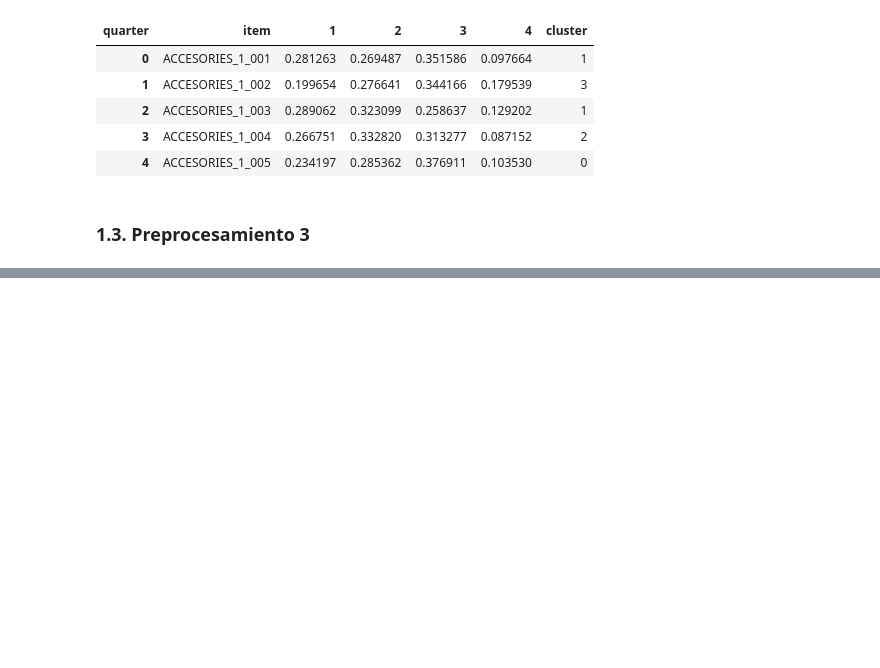
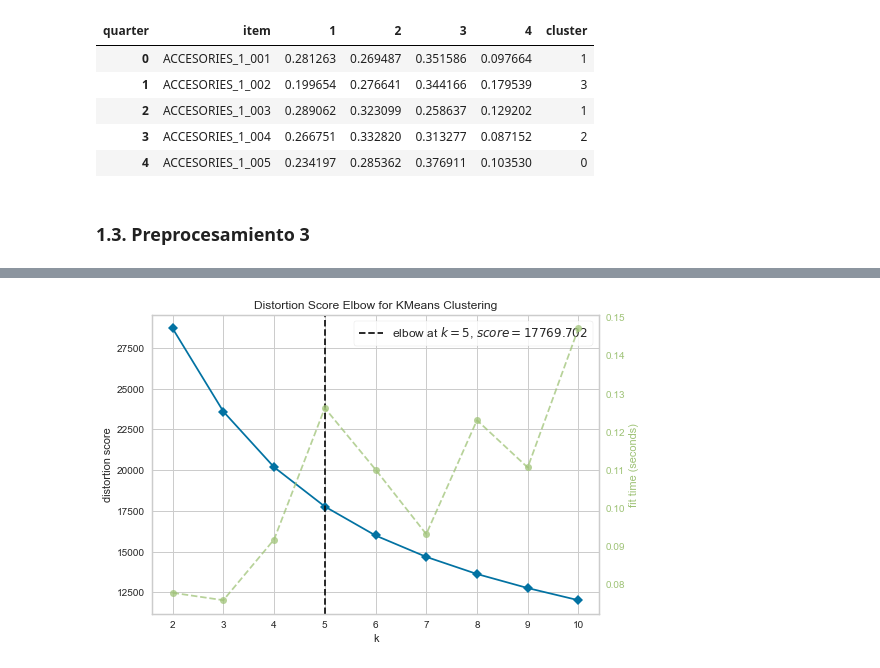
Before and after one commit to alitermat/capstone_retail_TFM, a Jupyter notebook: notebooks/Clustering_producto.ipynb, the cells around one changed output, grey strips where cells are left out. Cells and saved outputs as stored; diff of their text form; code cells hidden in the pictures; blank space fills up the shorter version.

Commit message:
add preprocess 3 cluestering_product

```diff
--- a/notebooks/Clustering_producto.ipynb
+++ b/notebooks/Clustering_producto.ipynb
@@ -299,0 +328,6 @@ En una tercera iteración de clustering vamos a analizar el porcentaje de ventas
+# %%
+df_cluster_quarter_region = df_perc_quarter_region.copy()
+# %%
+df_cluster_quarter_region.drop(columns=['region'], inplace=True)
+productos_quarter_region = df_cluster_quarter_region.pop('item')
+productos_quarter_region
@@ -299,0 +347,7 @@ En una tercera iteración de clustering vamos a analizar el porcentaje de ventas
+# %%
+# Estandarizamos las características
+ss = StandardScaler()
+df_cluster_quarter_region_ss = pd.DataFrame(
+    ss.fit_transform(df_cluster_quarter_region),
+    columns= df_cluster_quarter_region.columns)
+df_cluster_quarter_region_ss
@@ -299,0 +368,6 @@ En una tercera iteración de clustering vamos a analizar el porcentaje de ventas
+# %%
+Elbow_M = KElbowVisualizer(KMeans(random_state=42, init="random", n_init="auto"), k=10)
+Elbow_M.fit(df_cluster_quarter_region_ss)
+Elbow_M.show();
+# %% [output]
+[figure, added]
```
Also changed, not shown: parts of 12 cells of this notebook.
